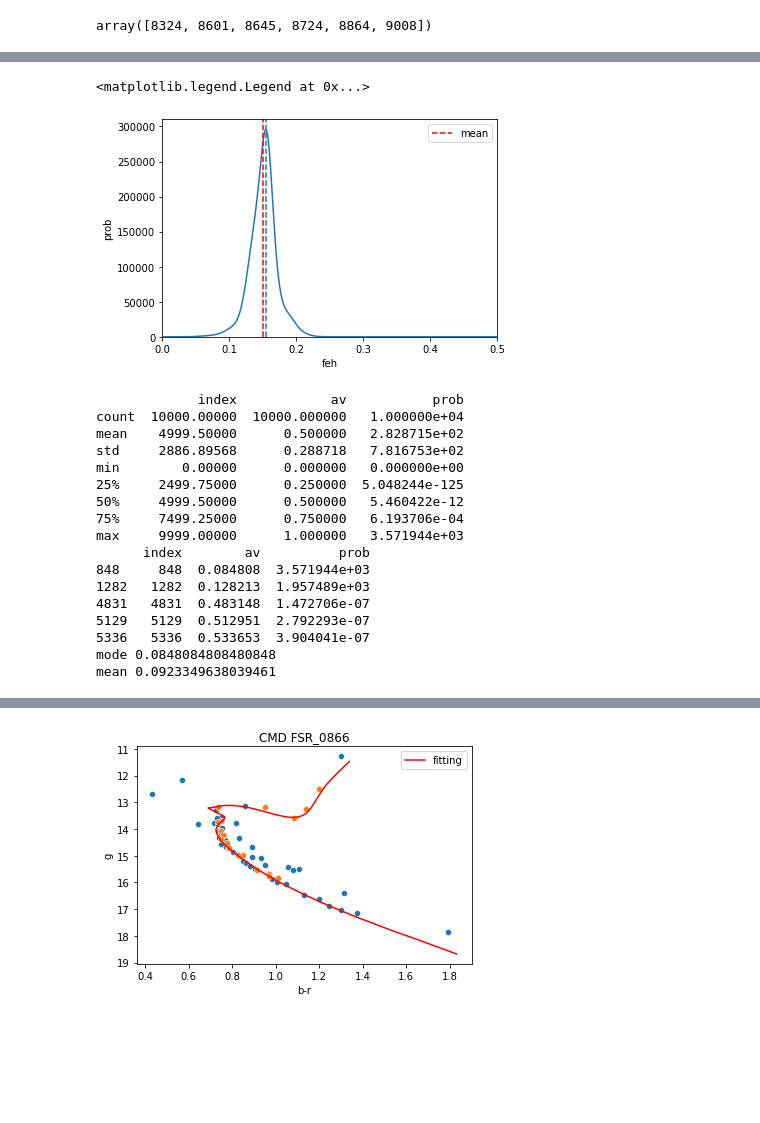
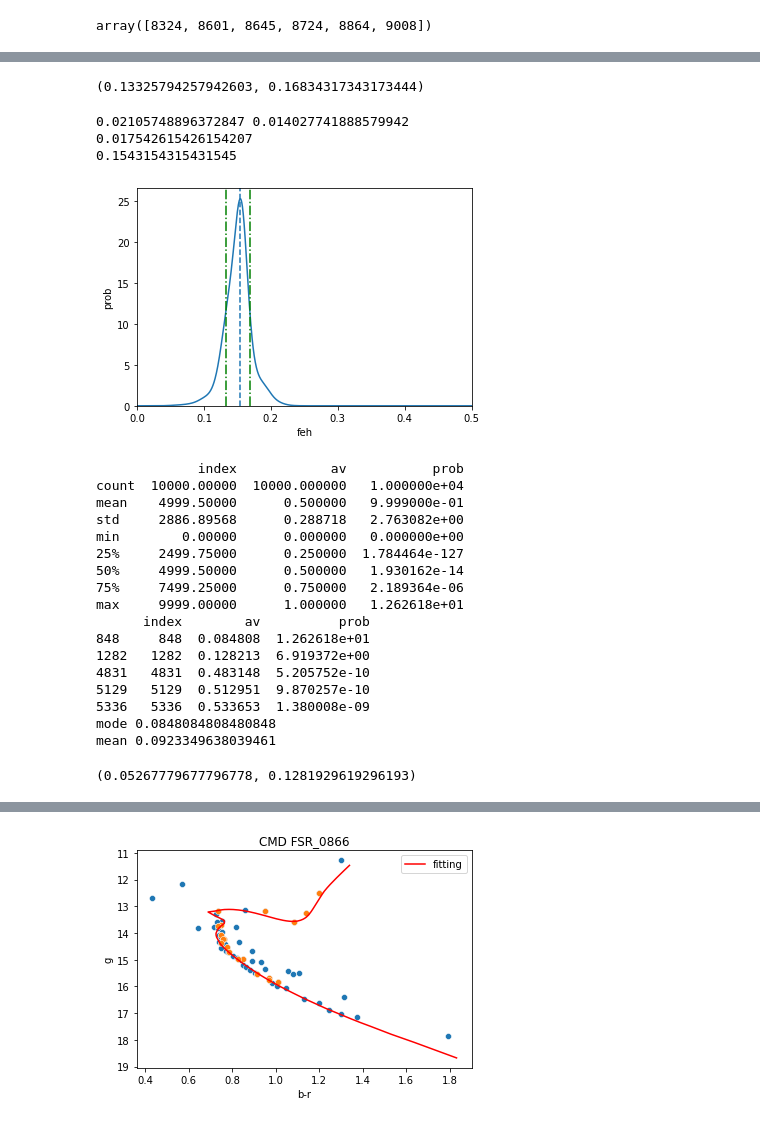
Before and after one commit to Alisyaifudin/isochrone, a Jupyter notebook: density.ipynb, the cells around one changed output, grey strips where cells are left out. Cells and saved outputs as stored; diff of their text form; code cells hidden in the pictures; blank space fills up the shorter version.

Commit message:
add figures

```diff
--- a/density.ipynb
+++ b/density.ipynb
@@ -309,6 +364,14 @@ plt.legend()
 # %%
-df_feh = pd.read_csv("mass/4/feh.csv")
+df_feh = pd.read_csv("mass/3/feh.csv")
 # df_feh = pd.read_csv("feh_prob.csv")
+
+posterior = df_feh.prob
+x = df_feh.feh
+posterior_normalization = integrate.simps(posterior, x)
+# print(posterior_normalization)
+posterior /= posterior_normalization
+# print(posterior)
+fun = interpolate.interp1d(x, posterior, kind="cubic")
 
 print(df_feh.describe())
 peaks, _ = find_peaks(df_feh.prob, height=0)
@@ -333,18 +396,38 @@ max     9999.00000  1.000000e+00  295382.330591
 mode 0.1543154315431545
 mean 0.15090734097198102
+# %%
+hdi_perc = 0.68
+hdi_below, hdi_upper = hdi(fun, perc=hdi_perc, res=1E5, min=x.min()*0.999, max=x.max()*0.999)
+hdi_below, hdi_upper
+# %% [output]
+(0.13325794257942603, 0.16834317343173444)
 # %%
 sns.lineplot(x="feh", y="prob", data=df_feh)
 plt.ylim(0)
 plt.xlim(0, 0.5)
 plt.axvline(feh, ls="--")
-plt.axvline(mean(df_feh.feh, df_feh.prob), ls="--", c='r', label="mean")
-plt.legend()
+# plt.axvline(mean(df_feh.feh, df_feh.prob), ls="--", c='r', label="mean")
+# plt.legend()
+plt.axvline(hdi_below, ls="-.", c="g", label=f"hdi {hdi_perc}")
+plt.axvline(hdi_upper, ls="-.", c="g")
+print(feh - hdi_below, hdi_upper-feh)
+print((hdi_upper-hdi_below)/2)
+print(feh)
 # %% [output]
-<matplotlib.legend.Legend at 0x...>
+0.02105748896372847 0.014027741888579942
+0.017542615426154207
+0.1543154315431545
-[figure, old version]
+[figure, new version]
 # %%
-df_av = pd.read_csv("mass/4/AV.csv", names=["index", "av", "prob"], skiprows=1)
+df_av = pd.read_csv("mass/3/AV.csv", names=["index", "av", "prob"], skiprows=1)
 # df_av = pd.read_csv("av_prob.csv", names=["index", "av", "prob"], skiprows=1)
+posterior = df_av.prob
+x = df_av.av
+posterior_normalization = integrate.simps(posterior, x)
+# print(posterior_normalization)
+posterior /= posterior_normalization
+# print(posterior)
+fun = interpolate.interp1d(x, posterior, kind="cubic")
 
 print(df_av.describe())
 peaks, _ = find_peaks(df_av.prob, height=0)
@@ -356,21 +439,27 @@ print("mean", mean(df_av.av, df_av.prob))
 # %% [output]
              index            av           prob
 count  10000.00000  10000.000000   1.000000e+04
-mean    4999.50000      0.500000   2.828715e+02
-std     2886.89568      0.288718   7.816753e+02
+mean    4999.50000      0.500000   9.999000e-01
+std     2886.89568      0.288718   2.763082e+00
 min        0.00000      0.000000   0.000000e+00
-25%     2499.75000      0.250000  5.048244e-125
-50%     4999.50000      0.500000   5.460422e-12
-75%     7499.25000      0.750000   6.193706e-04
-max     9999.00000      1.000000   3.571944e+03
+25%     2499.75000      0.250000  1.784464e-127
+50%     4999.50000      0.500000   1.930162e-14
+75%     7499.25000      0.750000   2.189364e-06
+max     9999.00000      1.000000   1.262618e+01
       index        av          prob
-848     848  0.084808  3.571944e+03
-1282   1282  0.128213  1.957489e+03
-4831   4831  0.483148  1.472706e-07
-5129   5129  0.512951  2.792293e-07
-5336   5336  0.533653  3.904041e-07
+848     848  0.084808  1.262618e+01
+1282   1282  0.128213  6.919372e+00
+4831   4831  0.483148  5.205752e-10
+5129   5129  0.512951  9.870257e-10
+5336   5336  0.533653  1.380008e-09
 mode 0.0848084808480848
 mean 0.0923349638039461
+# %%
+hdi_perc = 0.68
+hdi_below, hdi_upper = hdi(fun, perc=hdi_perc, res=1E5, min=x.min()*1.001, max=x.max()*0.999)
+hdi_below, hdi_upper
+# %% [output]
+(0.05267779677796778, 0.1281929619296193)
 # %%
 sns.lineplot(x="av", y="prob", data=df_av)
 plt.axvline(av, ls="--")
```
Also changed, not shown: parts of 23 cells of this notebook, 8 other files.
